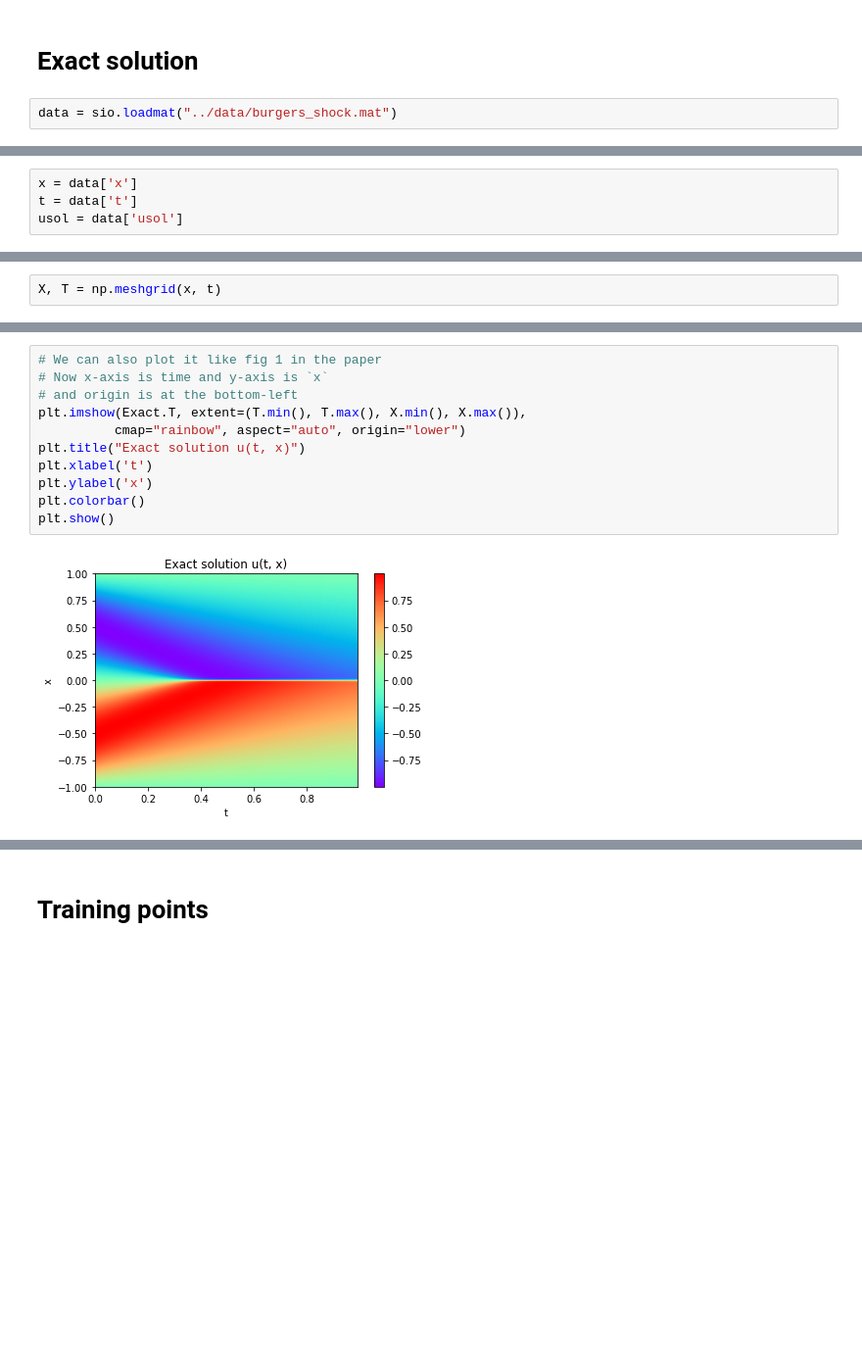
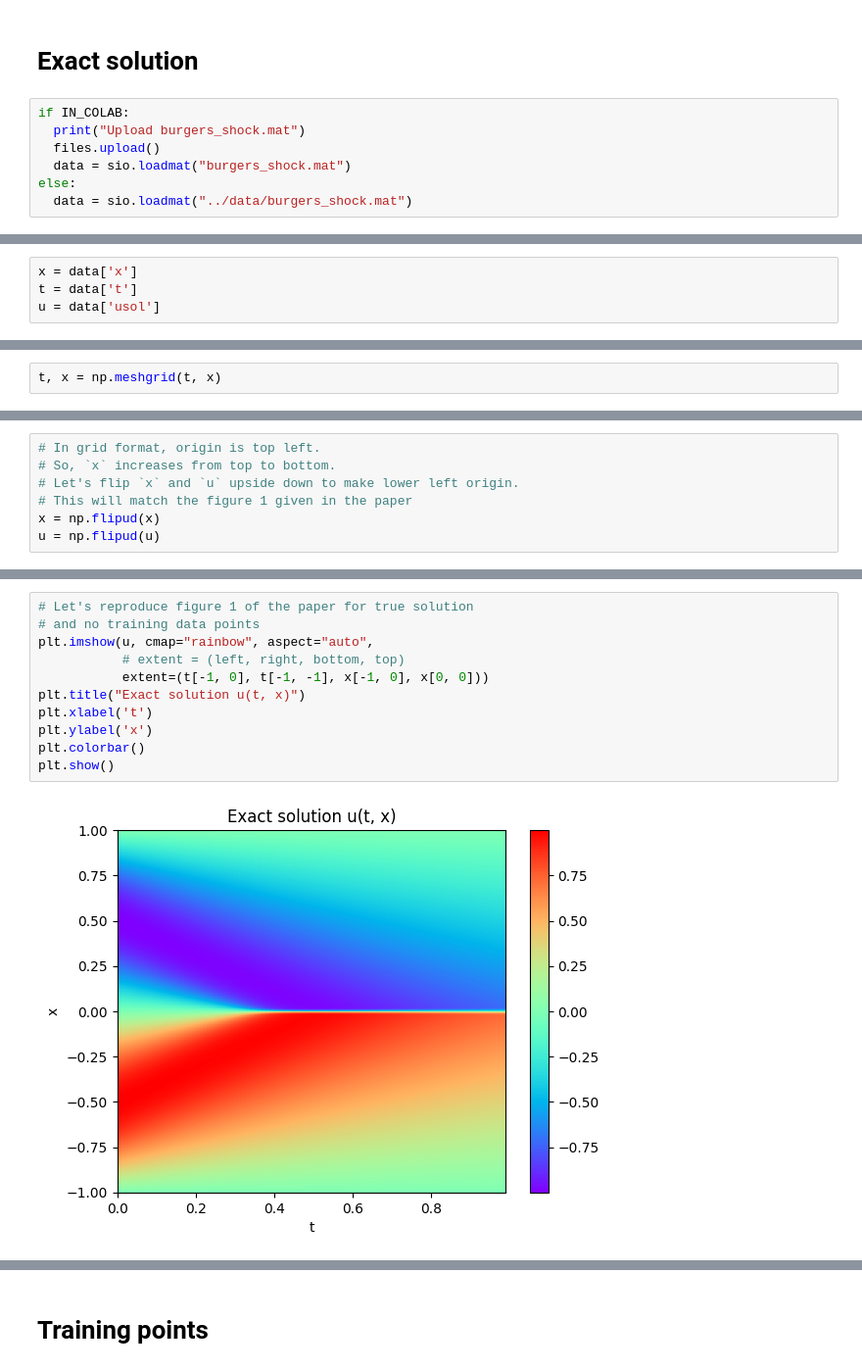
Before and after one commit to tyagi-ankit/keras_PINN, a Jupyter notebook: notebooks/Burgers_equation.ipynb, the cells around one changed output, grey strips where cells are left out. Shown at 98% size. Cells and saved outputs as stored; diff of their text form; blank space fills up the shorter version.

```diff
--- a/notebooks/Burgers_equation.ipynb
+++ b/notebooks/Burgers_equation.ipynb
@@ -35,4 +43,9 @@ N_f = 10_000  # f collocation points
 # %% [markdown]
 # Exact solution
 # %%
-data = sio.loadmat("../data/burgers_shock.mat")
+if IN_COLAB:
+  print("Upload burgers_shock.mat")
+  files.upload()
+  data = sio.loadmat("burgers_shock.mat")
+else:
+  data = sio.loadmat("../data/burgers_shock.mat")
@@ -47,4 +56,4 @@ dict_keys(['__header__', '__version__', '__globals__', 'x', 't', 'usol'])
 # %%
 x = data['x']
 t = data['t']
-usol = data['usol']
+u = data['usol']
@@ -66,3 +64,3 @@ True
 # %%
-X, T = np.meshgrid(x, t)
+t, x = np.meshgrid(t, x)
 # %%
@@ -169,0 +70,7 @@ plt.show()
+# %%
+# In grid format, origin is top left.
+# So, `x` increases from top to bottom.
+# Let's flip `x` and `u` upside down to make lower left origin.
+# This will match the figure 1 given in the paper
+x = np.flipud(x)
+u = np.flipud(u)
@@ -170,13 +88,13 @@ plt.show()
 # %%
-# We can also plot it like fig 1 in the paper
-# Now x-axis is time and y-axis is `x`
-# and origin is at the bottom-left
-plt.imshow(Exact.T, extent=(T.min(), T.max(), X.min(), X.max()),
-          cmap="rainbow", aspect="auto", origin="lower")
+# Let's reproduce figure 1 of the paper for true solution
+# and no training data points
+plt.imshow(u, cmap="rainbow", aspect="auto",
+           # extent = (left, right, bottom, top)
+           extent=(t[-1, 0], t[-1, -1], x[-1, 0], x[0, 0]))
 plt.title("Exact solution u(t, x)")
 plt.xlabel('t')
 plt.ylabel('x')
 plt.colorbar()
 plt.show()
 # %% [output]
-[figure, old version]
+[figure, new version]
```
Also changed, not shown: parts of 66 cells of this notebook, 3 other files.
